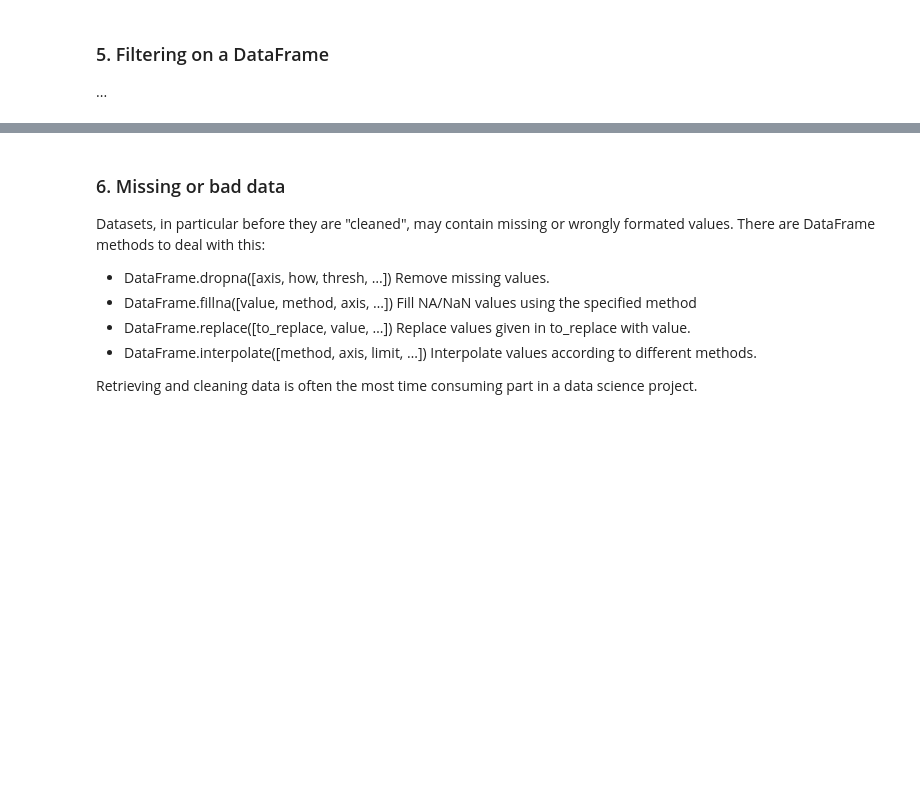
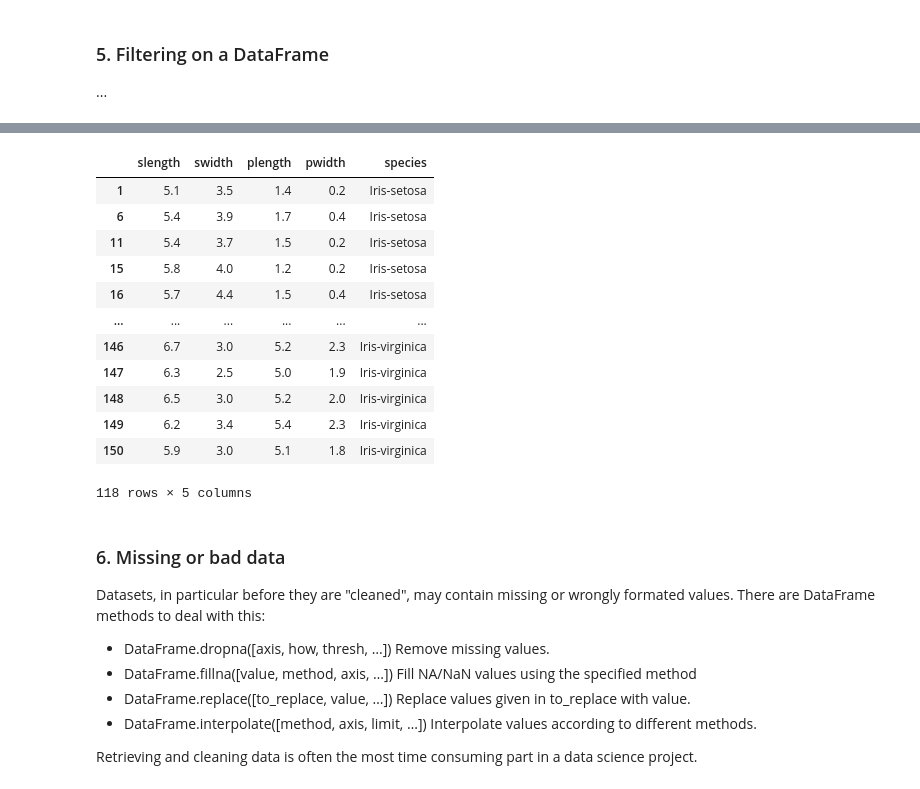
Before and after one commit to sigvehaug/CAS-Applied-Data-Science, a Jupyter notebook: Module-1/M1-D1-DM.ipynb, the cells around one changed output, grey strips where cells are left out. Saved outputs shown, nothing was run; the diff lists cells and outputs as text; code cells hidden in the pictures; blank space fills up the shorter version.

```diff
--- a/Module-1/M1-D1-DM.ipynb
+++ b/Module-1/M1-D1-DM.ipynb
@@ -305,9 +365,23 @@ adf['slength'].astype('float')>5.0 # Returns a vector with booleans
 # %%
 # We can assign the filtering result to a new dataframe
-sdf_large = sdf[sdf['slength'].astype('float')>5.0]
+df_large = dataframe[dataframe['slength'].astype('float')>5.0]
 # %%
 # And print it
-sdf_large
+df_large
+# %% [output]
+|  | slength | swidth | plength | pwidth | species |
+| 1 | 5.1 | 3.5 | 1.4 | 0.2 | Iris-setosa |
+| 6 | 5.4 | 3.9 | 1.7 | 0.4 | Iris-setosa |
+| 11 | 5.4 | 3.7 | 1.5 | 0.2 | Iris-setosa |
+| 15 | 5.8 | 4.0 | 1.2 | 0.2 | Iris-setosa |
+| 16 | 5.7 | 4.4 | 1.5 | 0.4 | Iris-setosa |
+| ... | ... | ... | ... | ... | ... |
+| 146 | 6.7 | 3.0 | 5.2 | 2.3 | Iris-virginica |
+| 147 | 6.3 | 2.5 | 5.0 | 1.9 | Iris-virginica |
+| 148 | 6.5 | 3.0 | 5.2 | 2.0 | Iris-virginica |
+| 149 | 6.2 | 3.4 | 5.4 | 2.3 | Iris-virginica |
+| 150 | 5.9 | 3.0 | 5.1 | 1.8 | Iris-virginica |
+118 rows × 5 columns
 # %% [markdown]
 ### 6. Missing or bad data
 
```
Also changed, not shown: parts of 13 cells of this notebook.
